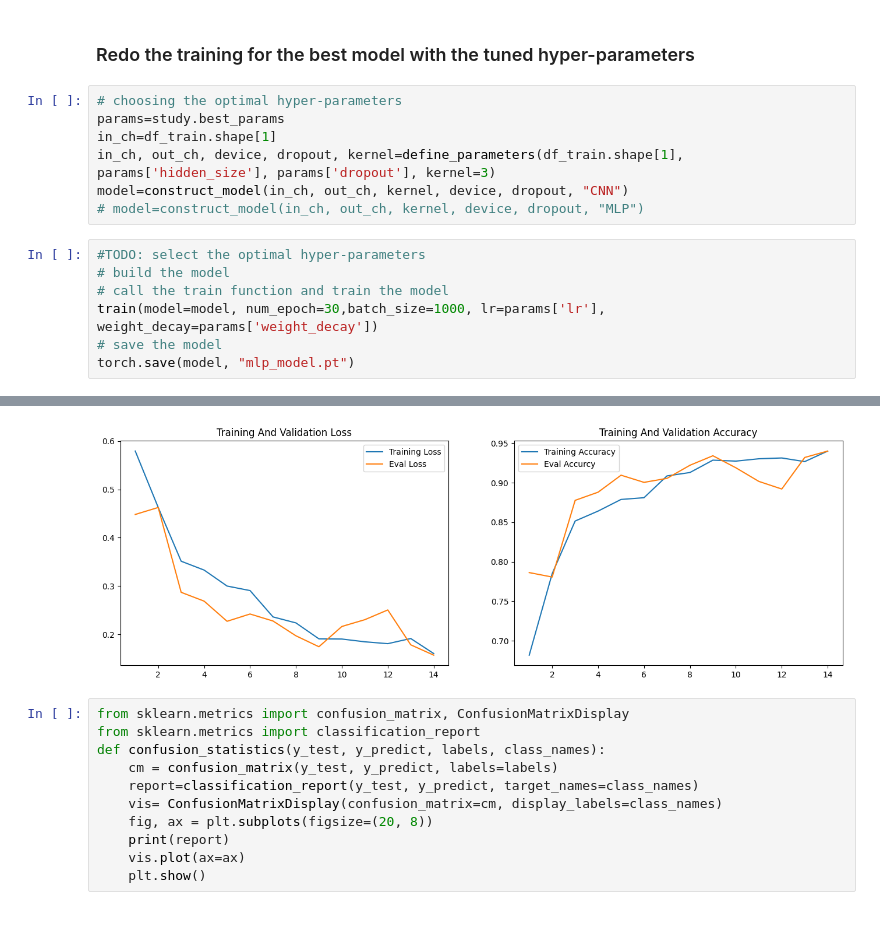
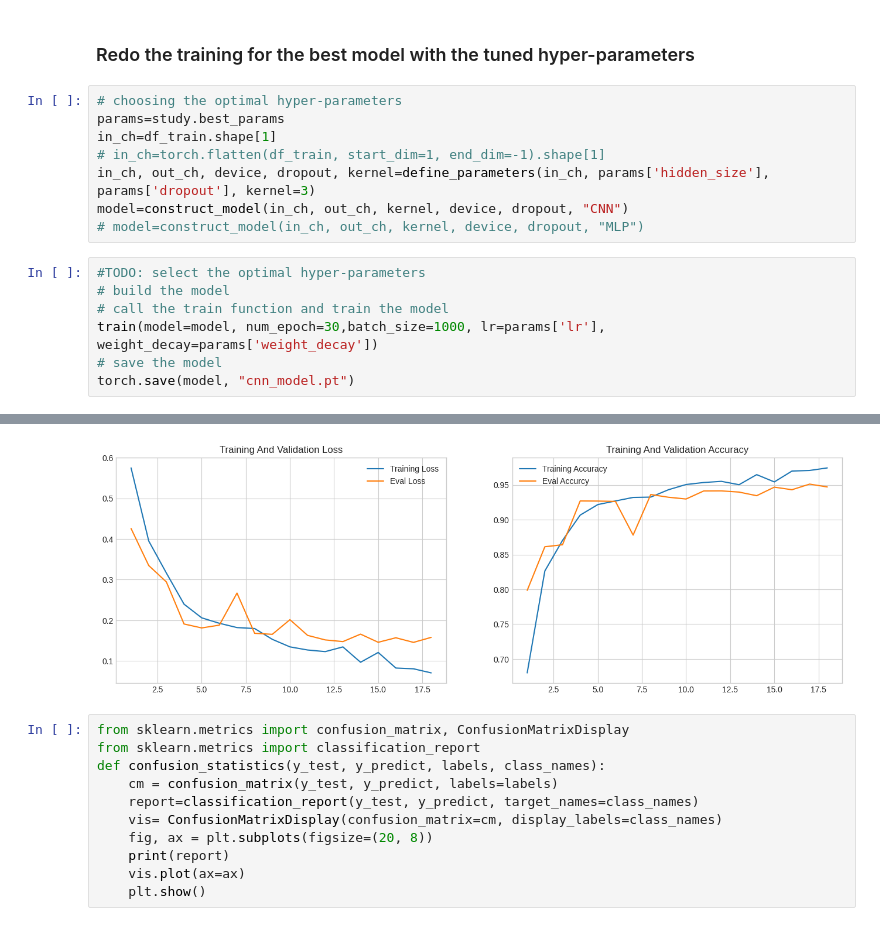
Before and after one commit to 1nuc/image-classification, a Jupyter notebook: run.ipynb, the cells around one changed output, grey strips where cells are left out. Saved outputs shown, nothing was run; the diff lists cells and outputs as text.

Commit message:
save notes

```diff
--- a/run.ipynb
+++ b/run.ipynb
@@ -724,7 +730,8 @@ Best Loss Value: 0.1557435929775238
 # choosing the optimal hyper-parameters
 params=study.best_params
 in_ch=df_train.shape[1]
-in_ch, out_ch, device, dropout, kernel=define_parameters(df_train.shape[1], params['hidden_size'], params['dropout'], kernel=3)
+# in_ch=torch.flatten(df_train, start_dim=1, end_dim=-1).shape[1]
+in_ch, out_ch, device, dropout, kernel=define_parameters(in_ch, params['hidden_size'], params['dropout'], kernel=3)
 model=construct_model(in_ch, out_ch, kernel, device, dropout, "CNN")
 # model=construct_model(in_ch, out_ch, kernel, device, dropout, "MLP")
 # %%
@@ -733,5 +740,5 @@ model=construct_model(in_ch, out_ch, kernel, device, dropout, "CNN")
 # call the train function and train the model
 train(model=model, num_epoch=30,batch_size=1000, lr=params['lr'], weight_decay=params['weight_decay'])
 # save the model
-torch.save(model, "mlp_model.pt")
+torch.save(model, "cnn_model.pt")
 # %% [output]
@@ -753,5 +764,5 @@ Epoch: 15, Train Loss is: 0.15, Train Accuracy is: 0.94, Validation Loss:0.17, v
 Early Stop Training is Applied-- The Training halts
-[figure, old version]
+[figure, new version]
 # %%
 from sklearn.metrics import confusion_matrix, ConfusionMatrixDisplay
 from sklearn.metrics import classification_report
```
Also changed, not shown: parts of 4 cells of this notebook, 3 other files.
